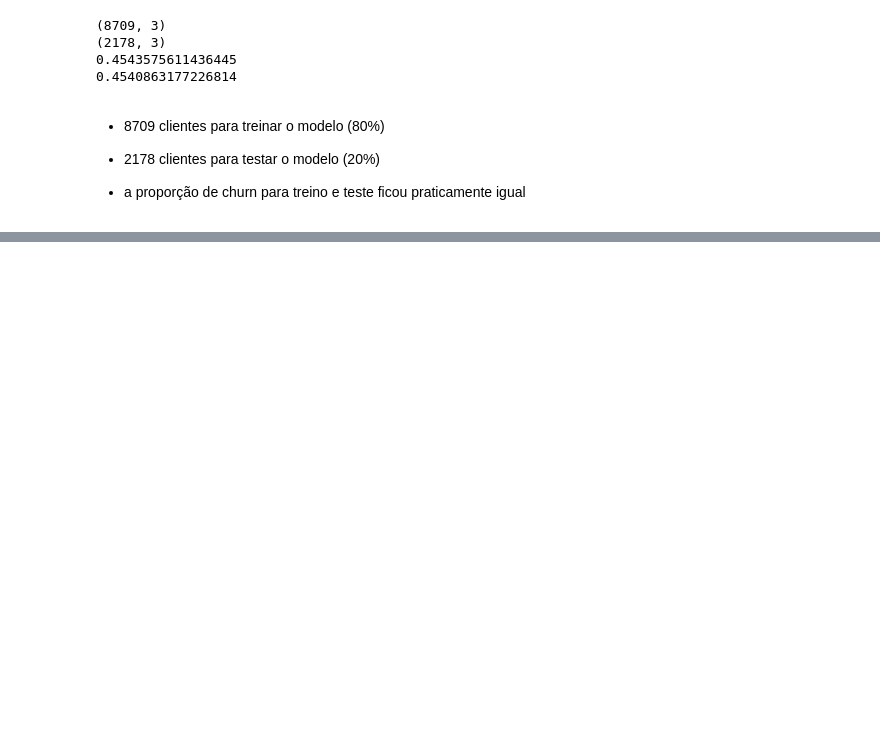
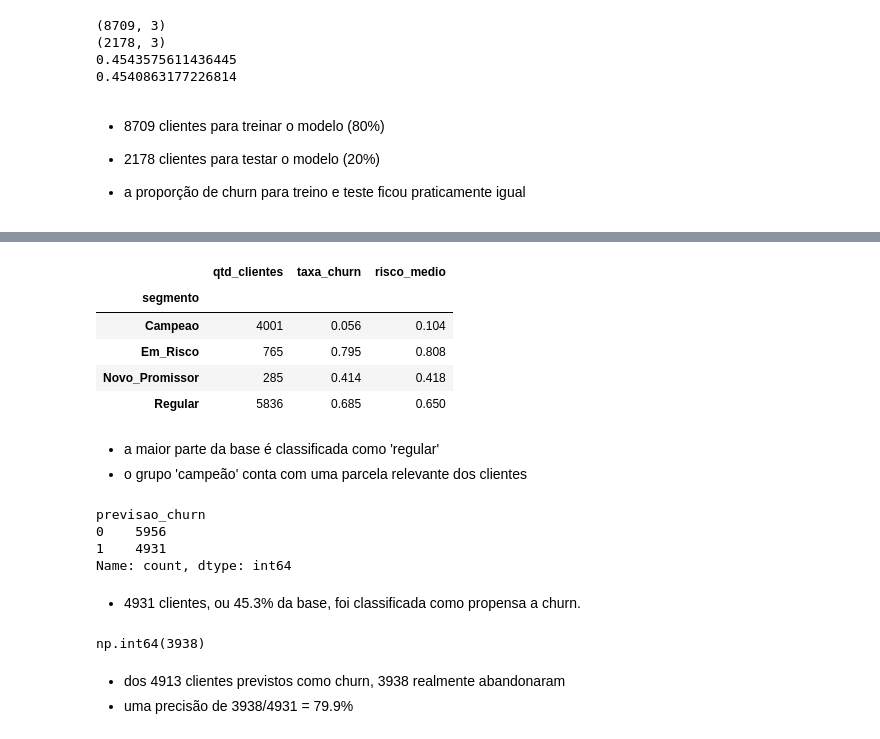
Before and after one commit to FelipeC-astro/TESTE_TECNICO_ANALISTA_PLENO, a Jupyter notebook: teste_tecnico.ipynb, the cells around one changed output, grey strips where cells are left out. Saved outputs shown, nothing was run; the diff lists cells and outputs as text; code cells hidden in the pictures; blank space fills up the shorter version.

```diff
--- a/teste_tecnico.ipynb
+++ b/teste_tecnico.ipynb
@@ -1112,7 +1111,0 @@ array([[-0.10954672, -0.47969973, -0.44292938],
-# %%
-# agora será treinada a regressão logística
-
-from sklearn.linear_model import LogisticRegression
-
-model = LogisticRegression(random_state=42)
-model.fit(X_train_scaled, y_train)
@@ -1249,0 +1253,13 @@ df_resultado.to_csv(r'dados\resultado_churn_modelo.csv', index=False)
+# %%
+dashboard_df = rfm[
+    [
+        "id_cliente",
+        "segmento",
+        "recencia",
+        "frequencia",
+        "valor_total",
+        "churn",
+        "previsao_churn",
+        "prob_churn"
+    ]
+]
@@ -1249,0 +1276,36 @@ df_resultado.to_csv(r'dados\resultado_churn_modelo.csv', index=False)
+# %%
+dashboard_df.groupby("segmento").agg(
+    qtd_clientes=("id_cliente", "count"),
+    taxa_churn=("churn", "mean"),
+    risco_medio=("prob_churn", "mean")
+).round(3)
+# %% [output]
+|  | qtd_clientes | taxa_churn | risco_medio |
+| segmento |  |  |  |
+| Campeao | 4001 | 0.056 | 0.104 |
+| Em_Risco | 765 | 0.795 | 0.808 |
+| Novo_Promissor | 285 | 0.414 | 0.418 |
+| Regular | 5836 | 0.685 | 0.650 |
+# %% [markdown]
+- a maior parte da base é classificada como 'regular'
+- o grupo 'campeão' conta com uma parcela relevante dos clientes
+# %%
+dashboard_df["previsao_churn"].value_counts()
+# %% [output]
+previsao_churn
+0    5956
+1    4931
+Name: count, dtype: int64
+# %% [markdown]
+- 4931 clientes, ou 45.3% da base, foi classificada como propensa a churn.
+# %%
+(
+    (dashboard_df["previsao_churn"] == 1)
+    &
+    (dashboard_df["churn"] == 1)
+).sum()
+# %% [output]
+np.int64(3938)
+# %% [markdown]
+- dos 4913 clientes previstos como churn, 3938 realmente abandonaram
+- uma precisão de 3938/4931 = 79.9%
```
Also changed, not shown: parts of 36 cells of this notebook, 1 other file.
